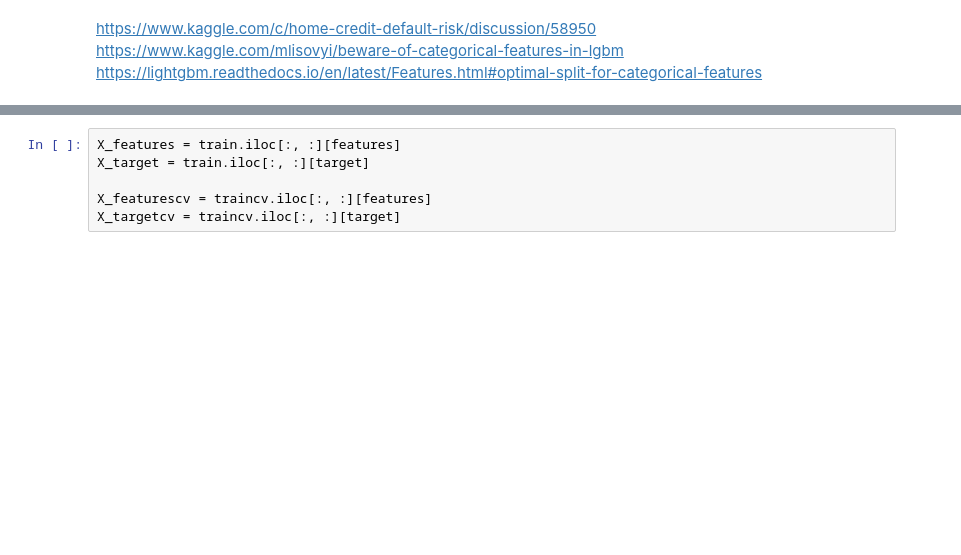
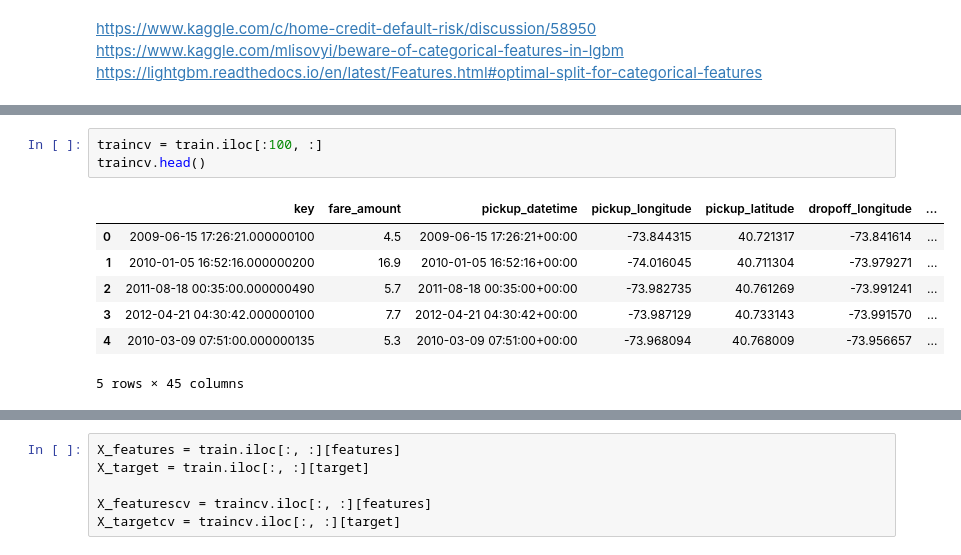
Before and after one commit to yunglinchang/NYC_taxifare_prediction, a Jupyter notebook: NYCTaxiFarePrediction_LightGBM.ipynb, the cells around one changed output, grey strips where cells are left out. Cells and saved outputs as stored; diff of their text form; blank space fills up the shorter version.

```diff
--- a/NYCTaxiFarePrediction_LightGBM.ipynb
+++ b/NYCTaxiFarePrediction_LightGBM.ipynb
@@ -75,0 +102,11 @@ target = ['fare_amount']
+# %%
+traincv = train.iloc[:100, :]
+traincv.head()
+# %% [output]
+|  | key | fare_amount | pickup_datetime | pickup_longitude | pickup_latitude | dropoff_longitude | ... |
+| 0 | 2009-06-15 17:26:21.000000100 | 4.5 | 2009-06-15 17:26:21+00:00 | -73.844315 | 40.721317 | -73.841614 | ... |
+| 1 | 2010-01-05 16:52:16.000000200 | 16.9 | 2010-01-05 16:52:16+00:00 | -74.016045 | 40.711304 | -73.979271 | ... |
+| 2 | 2011-08-18 00:35:00.000000490 | 5.7 | 2011-08-18 00:35:00+00:00 | -73.982735 | 40.761269 | -73.991241 | ... |
+| 3 | 2012-04-21 04:30:42.000000100 | 7.7 | 2012-04-21 04:30:42+00:00 | -73.987129 | 40.733143 | -73.991570 | ... |
+| 4 | 2010-03-09 07:51:00.000000135 | 5.3 | 2010-03-09 07:51:00+00:00 | -73.968094 | 40.768009 | -73.956657 | ... |
+5 rows × 45 columns
```
Also changed, not shown: parts of 30 cells of this notebook, 1 other file.
